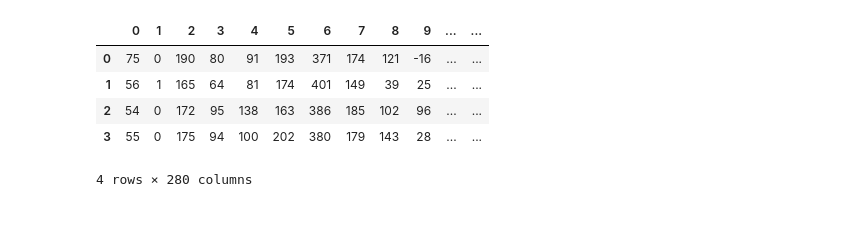
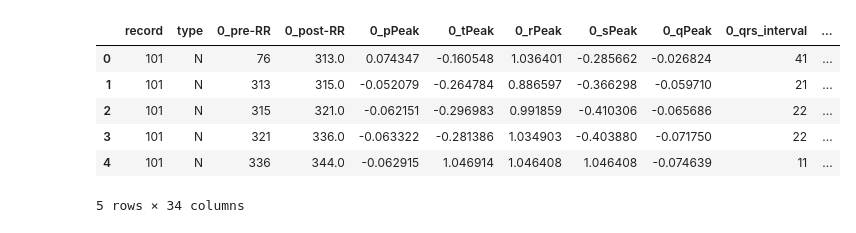
Before and after one commit to MohamedElsyed2005/ecg-arrhythmia-detection, a Jupyter notebook: notebooks/1_data_understanding.ipynb, the cells around one changed output. Saved outputs shown, nothing was run; the diff lists cells and outputs as text; code cells hidden in the pictures.

Commit message:
data understanding for new data

```diff
--- a/notebooks/1_data_understanding.ipynb
+++ b/notebooks/1_data_understanding.ipynb
@@ -47,10 +28,11 @@ import matplotlib.pyplot as plt
 # %%
-data = pd.read_csv(r"../data/arrhythmia.csv", header = None)
-data.head(4)
+data =  pd.read_csv(r"../data/MIT-BIH Arrhythmia Database.csv")
+data.head()
 # %% [output]
-|  | 0 | 1 | 2 | 3 | 4 | 5 | 6 | 7 | 8 | 9 | ... | ... |
-| 0 | 75 | 0 | 190 | 80 | 91 | 193 | 371 | 174 | 121 | -16 | ... | ... |
-| 1 | 56 | 1 | 165 | 64 | 81 | 174 | 401 | 149 | 39 | 25 | ... | ... |
-| 2 | 54 | 0 | 172 | 95 | 138 | 163 | 386 | 185 | 102 | 96 | ... | ... |
-| 3 | 55 | 0 | 175 | 94 | 100 | 202 | 380 | 179 | 143 | 28 | ... | ... |
+|  | record | type | 0_pre-RR | 0_post-RR | 0_pPeak | 0_tPeak | 0_rPeak | 0_sPeak | 0_qPeak | 0_qrs_interval | ... |
+| 0 | 101 | N | 76 | 313.0 | 0.074347 | -0.160548 | 1.036401 | -0.285662 | -0.026824 | 41 | ... |
+| 1 | 101 | N | 313 | 315.0 | -0.052079 | -0.264784 | 0.886597 | -0.366298 | -0.059710 | 21 | ... |
+| 2 | 101 | N | 315 | 321.0 | -0.062151 | -0.296983 | 0.991859 | -0.410306 | -0.065686 | 22 | ... |
+| 3 | 101 | N | 321 | 336.0 | -0.063322 | -0.281386 | 1.034903 | -0.403880 | -0.071750 | 22 | ... |
+| 4 | 101 | N | 336 | 344.0 | -0.062915 | 1.046914 | 1.046408 | 1.046408 | -0.074639 | 11 | ... |
-4 rows × 280 columns
+5 rows × 34 columns
```
Also changed, not shown: parts of 15 cells of this notebook.
